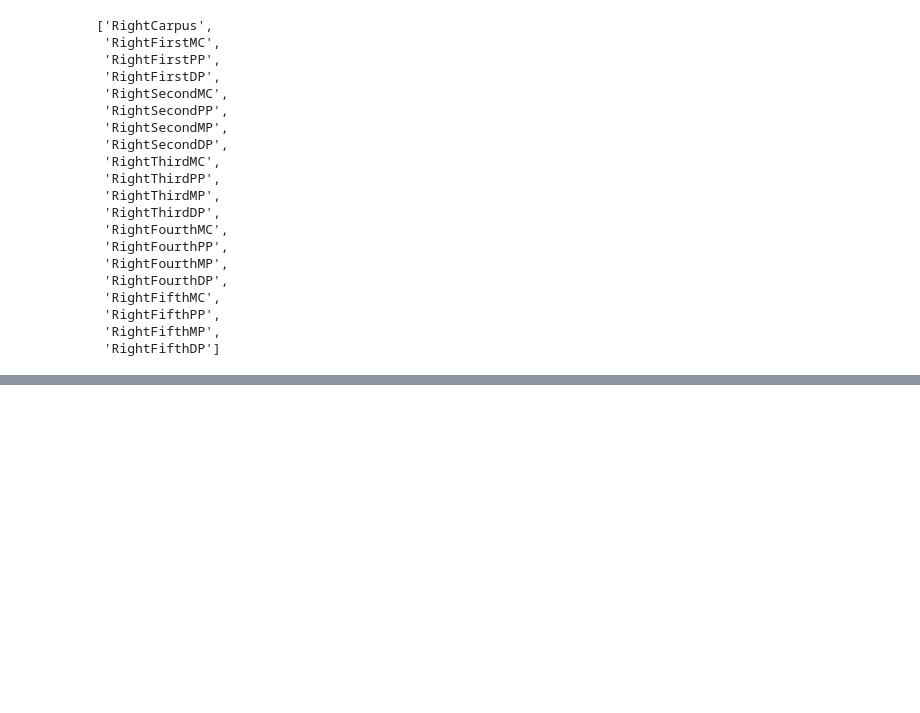
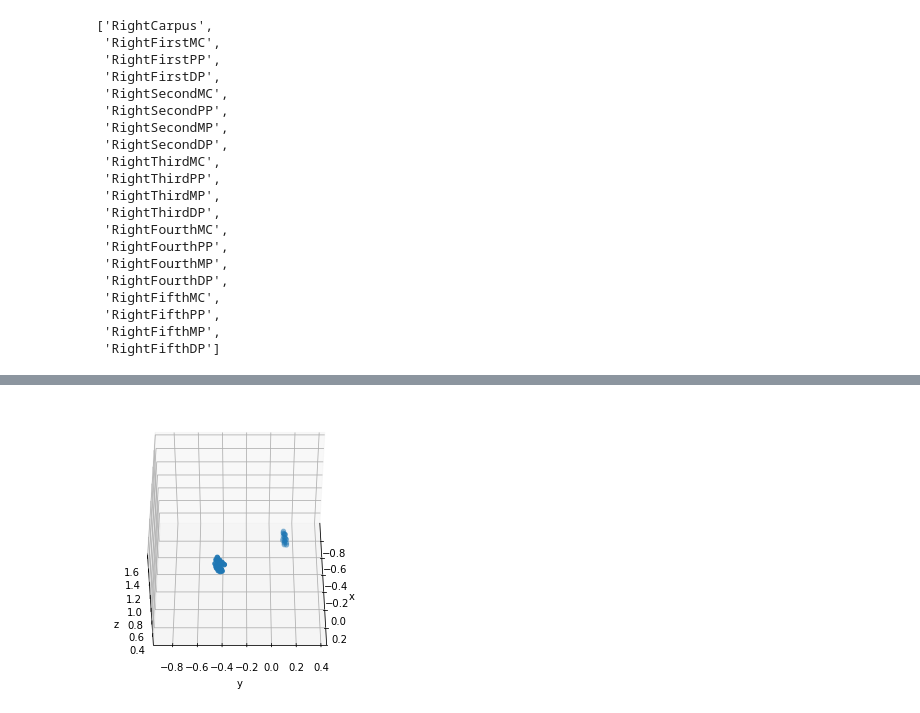
Before and after one commit to lucas-ventura/tactile2object, a Jupyter notebook: manus/plot_hands.ipynb, the cells around one changed output, grey strips where cells are left out. Saved outputs shown, nothing was run; the diff lists cells and outputs as text; code cells hidden in the pictures; blank space fills up the shorter version.

```diff
--- a/manus/plot_hands.ipynb
+++ b/manus/plot_hands.ipynb
@@ -117,6 +117,11 @@ def set_fixed_axes_drill(ax):
     ax.set_xlim3d([-0.506, -0.041])
     ax.set_ylim3d([-0.268, 0.196])
     ax.set_zlim3d([0.909, 1.374])
+
+def set_fixed_axes_max(ax):
+    ax.set_xlim3d([-0.9935, 0.3533])
+    ax.set_ylim3d([-0.9284, 0.4184])
+    ax.set_zlim3d([0.2606, 1.6075])
 # %%
 def save_png(xyzs, i, out_dir):
     # Save png
@@ -127,7 +132,7 @@ def save_png(xyzs, i, out_dir):
 
     xs, ys, zs = xyzs
     ax.scatter(xs=xs, ys=ys, zs=zs, label="frame " + str(i+1))
-    set_fixed_axes_drill(ax)
+    set_fixed_axes_max(ax)
     plt.axis('off')
     ax.view_init(azim=0, elev=45)
     #plt.show()
@@ -136,14 +141,19 @@ def save_png(xyzs, i, out_dir):
     plt.savefig(out_pth, transparent=False, edgecolor='none', dpi=300)
     plt.close()
 # %%
-out_dir = "C:/Users/lucas/Desktop/UPC/MIT/tactile2object/manus/touching_drill_png"
+out_dir = "C:/Users/lucas/Desktop/UPC/MIT/tactile2object/manus/New Session-002_png"
 
-if not os.path.exists(out_dir):
-    os.makedirs(out_dir)
+#if not os.path.exists(out_dir):
+#    os.makedirs(out_dir)
 
 start = 5900
 end = positionFingersLeft_xyz.shape[0]
 end = 7900
+
+start = 0
+end = positionFingersLeft_xyz.shape[0]
+end = 5900
+
 
 for frame in range(start, end):
     xs_left = positionFingersLeft_xyz.loc[frame,"x"]
@@ -161,3 +171,5 @@ for frame in range(start, end):
     xyzs = (xs, ys, zs)
 
     save_png(xyzs, frame, out_dir)
+
+    break
@@ -219,0 +331,22 @@ plt.show()
+# %%
+
+
+
+
+fig = plt.figure()
+ax = fig.add_subplot(111, projection='3d')
+
+xs, ys, zs = xyzs
+ax.scatter(xs=xs, ys=ys, zs=zs)
+set_fixed_axes_max(ax)
+
+ax.view_init(azim=0, elev=45)
+#
+plt.tight_layout()
+ax.set_xlabel('x')
+ax.set_ylabel('y')
+ax.set_zlabel('z')
+
+plt.show()
+# %% [output]
+[figure, added]
```
Also changed, not shown: parts of 13 cells of this notebook.
